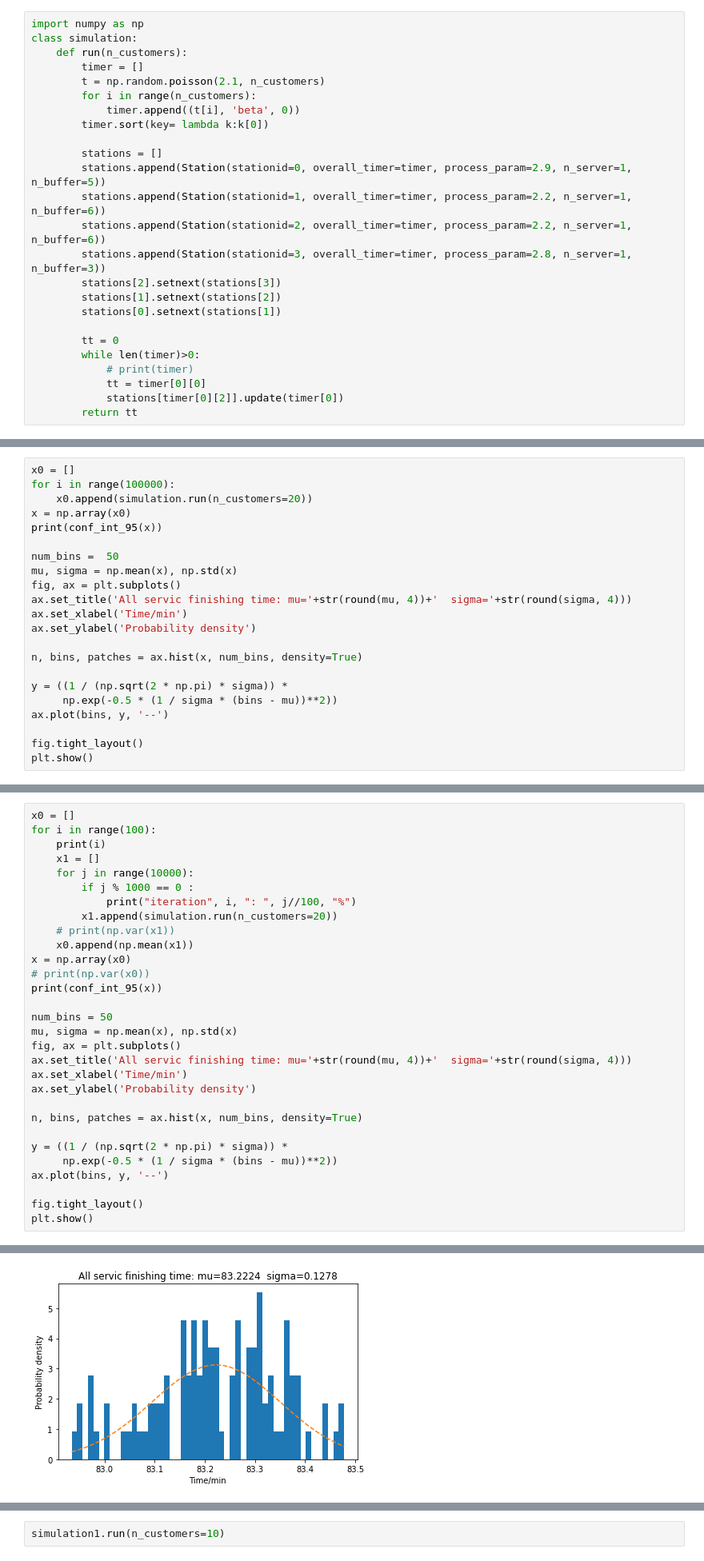
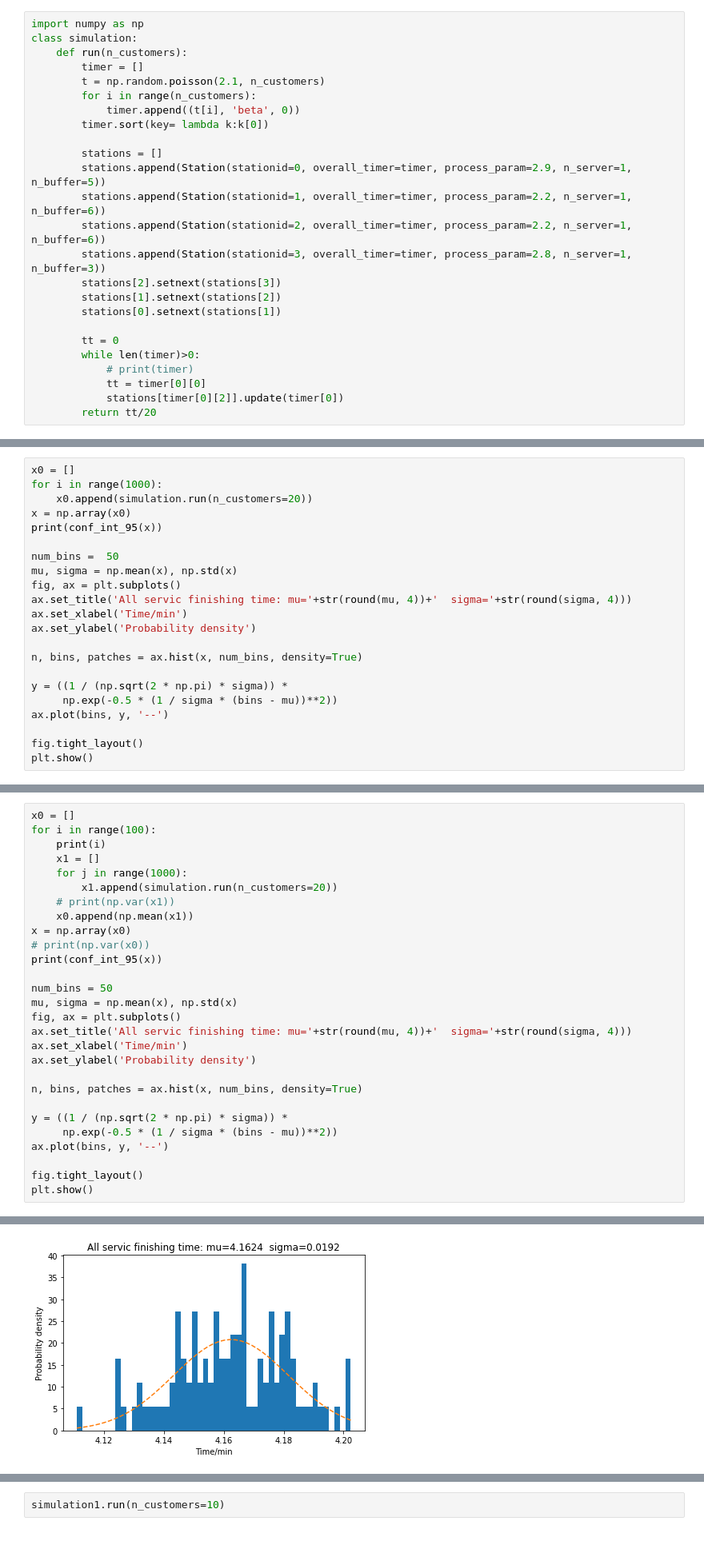
Before and after one commit to jiarui0000/summer_sem, a Jupyter notebook: Assignment_1.ipynb, the cells around one changed output, grey strips where cells are left out. Shown: that part at 80% size. Drawn from its saved outputs; the diff is of its cells as text.

```diff
--- a/Assignment_1.ipynb
+++ b/Assignment_1.ipynb
@@ -115,7 +115,7 @@ class simulation:
             # print(timer)
             tt = timer[0][0]
             stations[timer[0][2]].update(timer[0])
-        return tt
+        return tt/20
 # %%
 simulation.run(n_customers=20)
 # %% [output]
@@ -132,7 +132,7 @@ def conf_int_80(y):
     return (a-1.28*b, a+1.28*b)
 # %%
 x0 = []
-for i in range(100000):
+for i in range(1000):
     x0.append(simulation.run(n_customers=20))
 x = np.array(x0)
 print(conf_int_95(x))
@@ -160,9 +160,7 @@ x0 = []
 for i in range(100):
     print(i)
     x1 = []
-    for j in range(10000):
-        if j % 1000 == 0 :
-            print("iteration", i, ": ", j//100, "%")
+    for j in range(1000):
         x1.append(simulation.run(n_customers=20))
     # print(np.var(x1))
     x0.append(np.mean(x1))
@@ -206,4 +204,4 @@ iteration 99 :  90 %
-[figure, old version]
+[figure, new version]
 # %%
 x0 = []
 for i in range(100):
```
Also changed, not shown: parts of 26 cells of this notebook.
